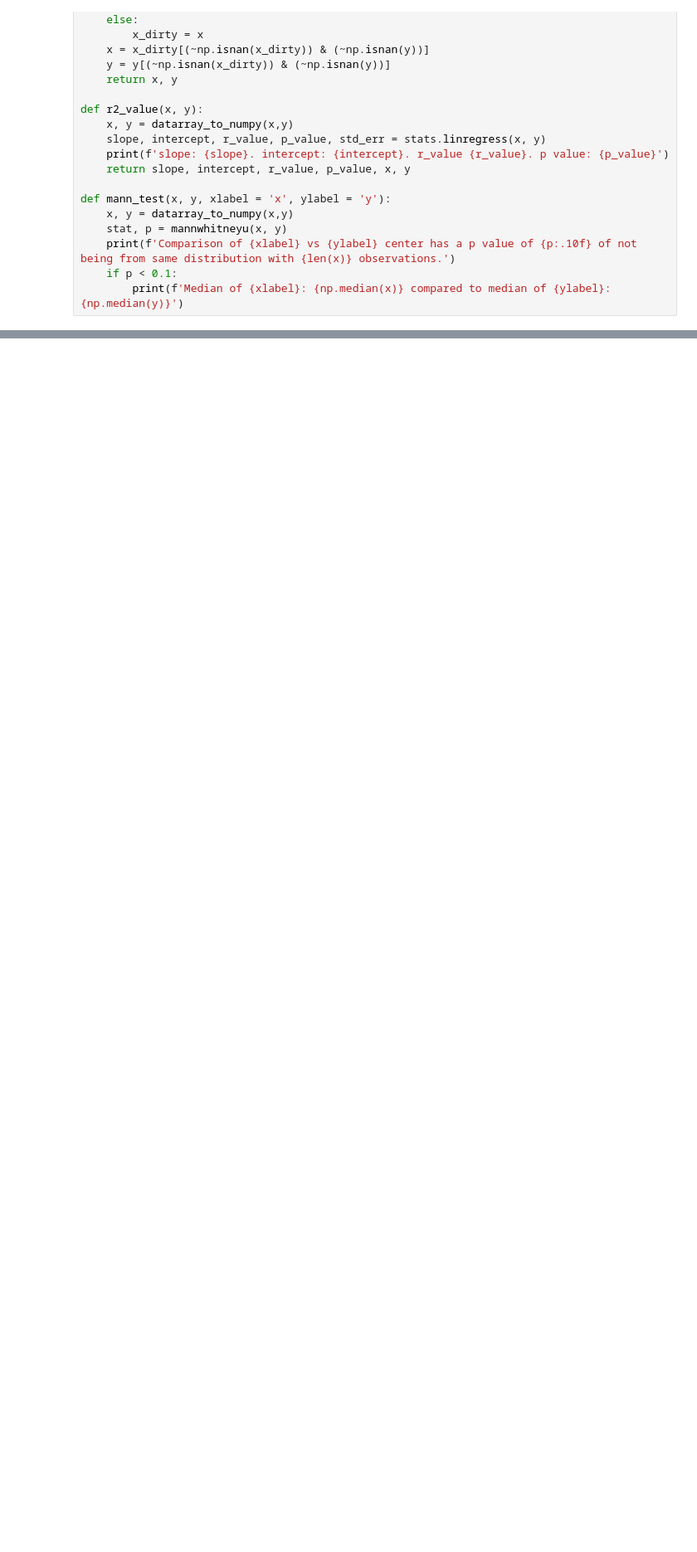
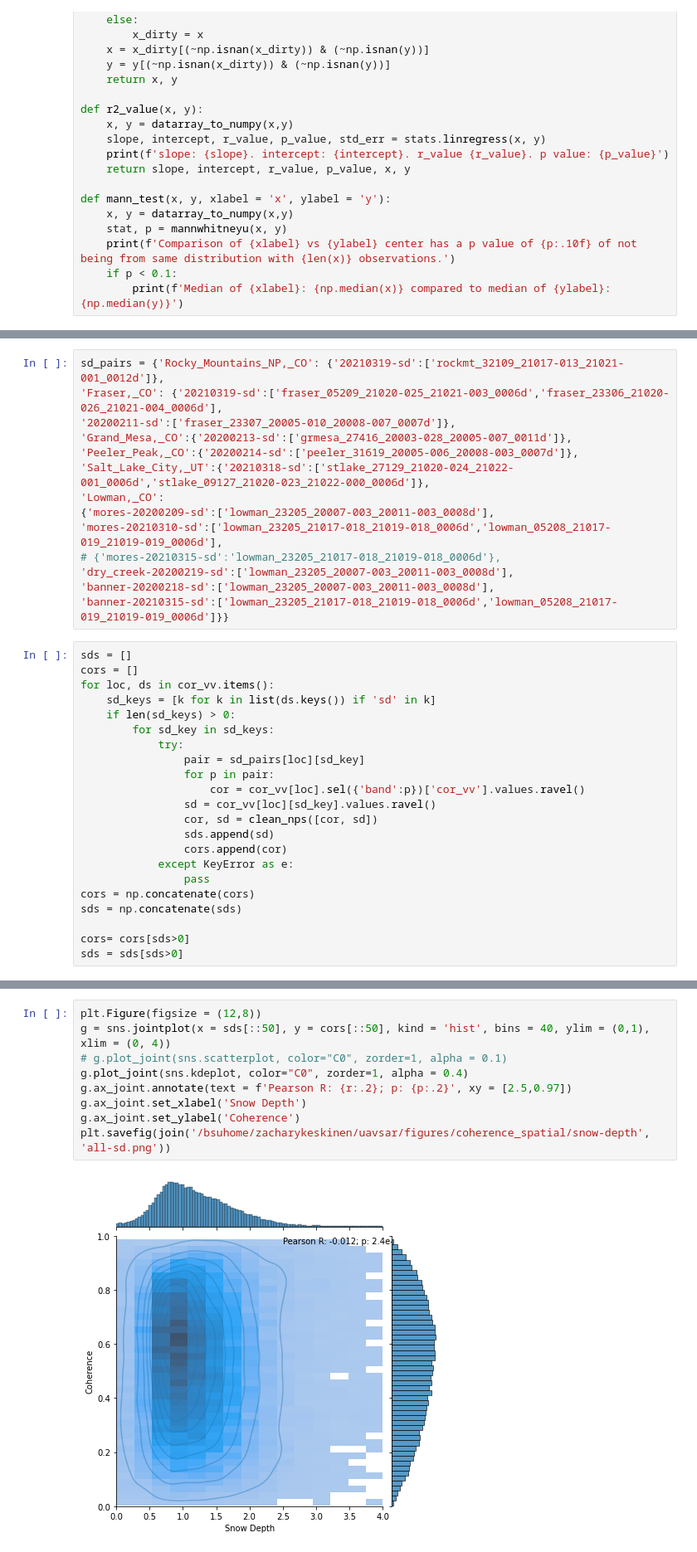
Before and after one commit to ZachHoppinen/uavsar, a Jupyter notebook: src/coherence/spatial_coherence/sd/lidar_sd_coherence.ipynb, the cells around one changed output, grey strips where cells are left out. Shown at 83% size. Drawn from its saved outputs; the diff is of its cells as text; blank space fills up the shorter version.

```diff
--- a/src/coherence/spatial_coherence/sd/lidar_sd_coherence.ipynb
+++ b/src/coherence/spatial_coherence/sd/lidar_sd_coherence.ipynb
@@ -101,0 +134,36 @@ cor_vv['Lowman,_CO']['dry_creek-20200219-veg'].plot(vmin = 0, vmax = 10)
+# %%
+sd_pairs = {'Rocky_Mountains_NP,_CO': {'20210319-sd':['rockmt_32109_21017-013_21021-001_0012d']},
+'Fraser,_CO': {'20210319-sd':['fraser_05209_21020-025_21021-003_0006d','fraser_23306_21020-026_21021-004_0006d'],
+'20200211-sd':['fraser_23307_20005-010_20008-007_0007d']},
+'Grand_Mesa,_CO':{'20200213-sd':['grmesa_27416_20003-028_20005-007_0011d']},
+'Peeler_Peak,_CO':{'20200214-sd':['peeler_31619_20005-006_20008-003_0007d']},
+'Salt_Lake_City,_UT':{'20210318-sd':['stlake_27129_21020-024_21022-001_0006d','stlake_09127_21020-023_21022-000_0006d']},
+'Lowman,_CO':
+{'mores-20200209-sd':['lowman_23205_20007-003_20011-003_0008d'],
+'mores-20210310-sd':['lowman_23205_21017-018_21019-018_0006d','lowman_05208_21017-019_21019-019_0006d'],
+# {'mores-20210315-sd':'lowman_23205_21017-018_21019-018_0006d'},
+'dry_creek-20200219-sd':['lowman_23205_20007-003_20011-003_0008d'],
+'banner-20200218-sd':['lowman_23205_20007-003_20011-003_0008d'],
+'banner-20210315-sd':['lowman_23205_21017-018_21019-018_0006d','lowman_05208_21017-019_21019-019_0006d']}}
+# %%
+sds = []
+cors = []
+for loc, ds in cor_vv.items():
+    sd_keys = [k for k in list(ds.keys()) if 'sd' in k]
+    if len(sd_keys) > 0:
+        for sd_key in sd_keys:
+            try:
+                pair = sd_pairs[loc][sd_key]
+                for p in pair:
+                    cor = cor_vv[loc].sel({'band':p})['cor_vv'].values.ravel()
+                sd = cor_vv[loc][sd_key].values.ravel()
+                cor, sd = clean_nps([cor, sd])
+                sds.append(sd)
+                cors.append(cor)
+            except KeyError as e:
+                pass
+cors = np.concatenate(cors)
+sds = np.concatenate(sds)
+
+cors= cors[sds>0]
+sds = sds[sds>0]
@@ -101,0 +174,11 @@ cor_vv['Lowman,_CO']['dry_creek-20200219-veg'].plot(vmin = 0, vmax = 10)
+# %%
+plt.Figure(figsize = (12,8))
+g = sns.jointplot(x = sds[::50], y = cors[::50], kind = 'hist', bins = 40, ylim = (0,1), xlim = (0, 4))
+# g.plot_joint(sns.scatterplot, color="C0", zorder=1, alpha = 0.1)
+g.plot_joint(sns.kdeplot, color="C0", zorder=1, alpha = 0.4)
+g.ax_joint.annotate(text = f'Pearson R: {r:.2}; p: {p:.2}', xy = [2.5,0.97])
+g.ax_joint.set_xlabel('Snow Depth')
+g.ax_joint.set_ylabel('Coherence')
+plt.savefig(join('/bsuhome/zacharykeskinen/uavsar/figures/coherence_spatial/snow-depth', 'all-sd.png'))
+# %% [output]
+[figure, added]
```
Also changed, not shown: parts of 10 cells of this notebook, 2 other files.
